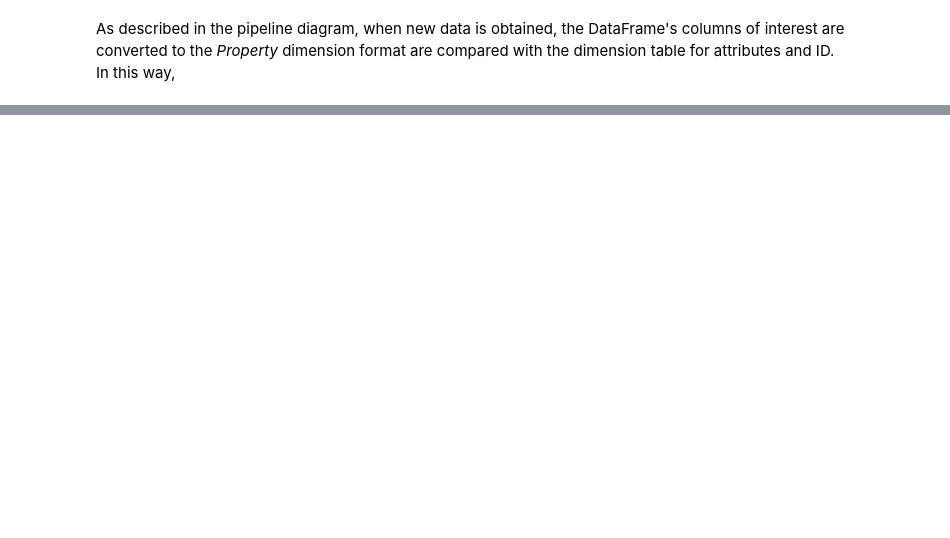
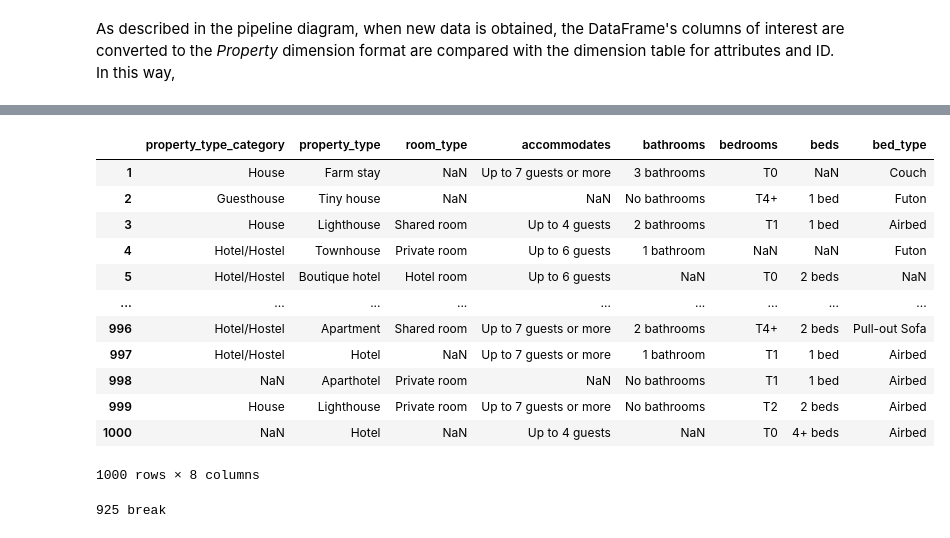
Before and after one commit to beatriz-lima/TPD-Airbnb-Data, a Jupyter notebook: Notebooks/ETL_Property.ipynb, the cells around one changed output, grey strips where cells are left out. Cells and saved outputs as stored; diff of their text form; code cells hidden in the pictures; blank space fills up the shorter version.

```diff
--- a/Notebooks/ETL_Property.ipynb
+++ b/Notebooks/ETL_Property.ipynb
@@ -312,0 +352,33 @@ df_new_data
+# %%
+df_insert = get_data_to_insert(df_new_data_etl, property_dimension_sql)
+df_insert
+# %% [output]
+|  | property_type_category | property_type | room_type | accommodates | bathrooms | bedrooms | beds | bed_type |
+| 1 | House | Farm stay | NaN | Up to 7 guests or more | 3 bathrooms | T0 | NaN | Couch |
+| 2 | Guesthouse | Tiny house | NaN | NaN | No bathrooms | T4+ | 1 bed | Futon |
+| 3 | House | Lighthouse | Shared room | Up to 4 guests | 2 bathrooms | T1 | 1 bed | Airbed |
+| 4 | Hotel/Hostel | Townhouse | Private room | Up to 6 guests | 1 bathroom | NaN | NaN | Futon |
+| 5 | Hotel/Hostel | Boutique hotel | Hotel room | Up to 6 guests | NaN | T0 | 2 beds | NaN |
+| ... | ... | ... | ... | ... | ... | ... | ... | ... |
+| 996 | Hotel/Hostel | Apartment | Shared room | Up to 7 guests or more | 2 bathrooms | T4+ | 2 beds | Pull-out Sofa |
+| 997 | Hotel/Hostel | Hotel | NaN | Up to 7 guests or more | 1 bathroom | T1 | 1 bed | Airbed |
+| 998 | NaN | Aparthotel | Private room | NaN | No bathrooms | T1 | 1 bed | Airbed |
+| 999 | House | Lighthouse | Private room | Up to 7 guests or more | No bathrooms | T2 | 2 beds | Airbed |
+| 1000 | NaN | Hotel | NaN | Up to 4 guests | NaN | T0 | 4+ beds | Airbed |
+1000 rows × 8 columns
+# %%
+FK = []
+for i, row in enumerate(df_insert.itertuples(), start = 1):
+    row = list(row)
+    for j, dim_row in enumerate(property_dimension_sql.itertuples(), start = 1):
+        dim_row = list(dim_row)
+        if (row[2:] == dim_row[1:]): # if fact attributes are equal to dimension record
+            FK.append(j)
+            print(j, 'break')
+            break # leaves nested loop if match is found
+    if j not in FK: # if current fact isn't in dimension record
+        FK.append(None) # mark as None (no match)
+
+df_
+# %% [output]
+925 break
```
Also changed, not shown: parts of 7 cells of this notebook.
